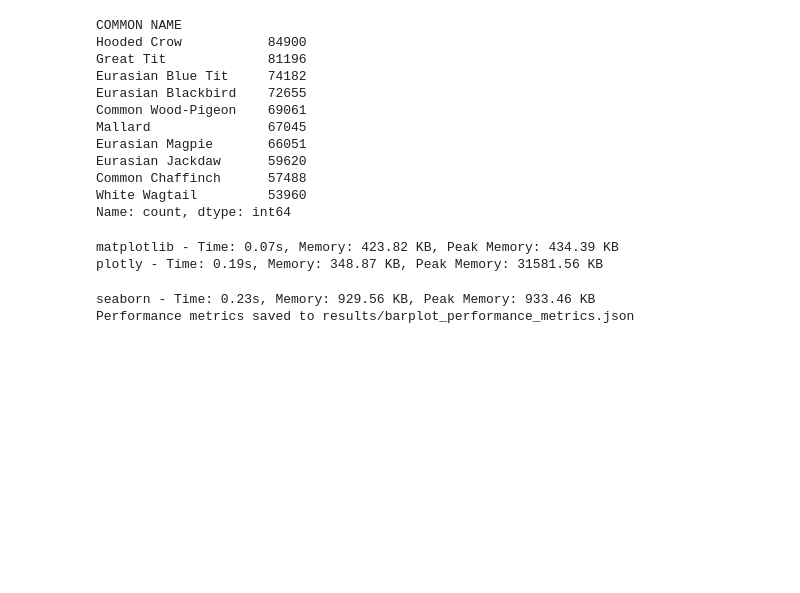
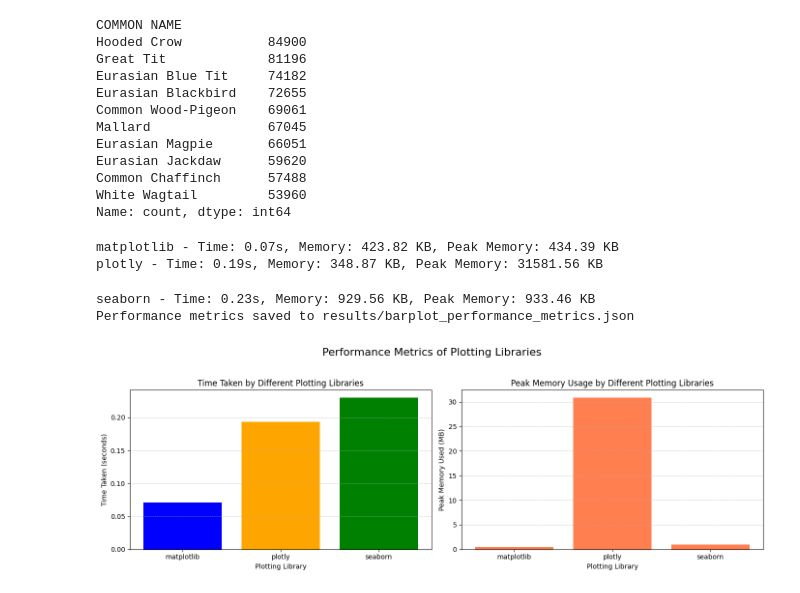
Before and after one commit to okaynils/fhnw-ds-ivi, a Jupyter notebook: notebook.ipynb, the cells around one changed output. Cells and saved outputs as stored; diff of their text form; code cells hidden in the pictures; blank space fills up the shorter version.

```diff
--- a/notebook.ipynb
+++ b/notebook.ipynb
@@ -197,3 +232,32 @@ matplotlib - Time: 0.07s, Memory: 423.82 KB, Peak Memory: 434.39 KB
 plotly - Time: 0.19s, Memory: 348.87 KB, Peak Memory: 31581.56 KB
 seaborn - Time: 0.23s, Memory: 929.56 KB, Peak Memory: 933.46 KB
 Performance metrics saved to results/barplot_performance_metrics.json
+# %%
+with open("results/barplot_performance_metrics.json", "r") as file:
+    library_metrics = json.load(file)
+
+libraries = list(library_metrics.keys())
+time_taken = [library_metrics[lib]["time_taken_seconds"] for lib in libraries]
+memory_used_mb = [library_metrics[lib]["memory_used_kb"] / 1024 for lib in libraries]
+peak_memory_used_mb = [library_metrics[lib]["peak_memory_used_kb"] / 1024 for lib in libraries]
+
+fig, (ax1, ax2) = plt.subplots(1, 2, figsize=(14, 5))
+
+# Bar plot for time taken
+ax1.bar(libraries, time_taken, color=['blue', 'orange', 'green'])
+ax1.set_xlabel("Plotting Library")
+ax1.set_ylabel("Time Taken (seconds)")
+ax1.set_title("Time Taken by Different Plotting Libraries")
+ax1.grid(True, axis='y', linestyle='--', linewidth=0.5)
+
+ax2.bar(libraries, peak_memory_used_mb, color='coral')
+ax2.set_xlabel("Plotting Library")
+ax2.set_ylabel("Peak Memory Used (MB)")
+ax2.set_title("Peak Memory Usage by Different Plotting Libraries")
+ax2.grid(True, axis='y', linestyle='--', linewidth=0.5)
+
+plt.suptitle("Performance Metrics of Plotting Libraries", fontsize=16)
+plt.tight_layout(rect=[0, 0.03, 1, 0.95])
+plt.show()
+# %% [output]
+[figure, added]
```
Also changed, not shown: parts of 2 cells of this notebook, 2 other files.
